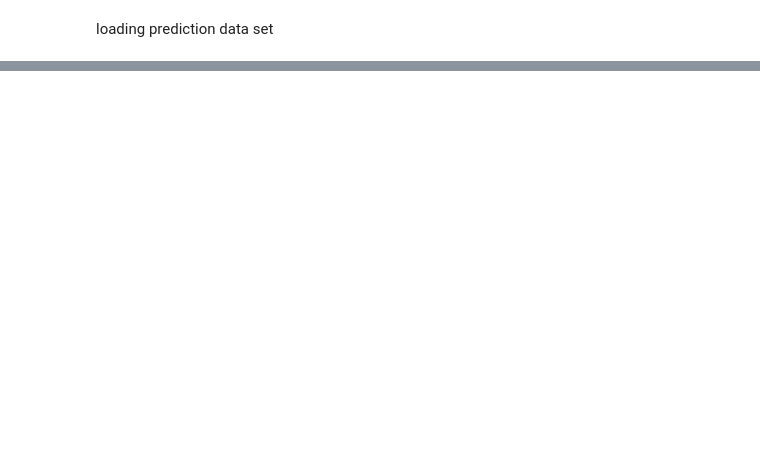
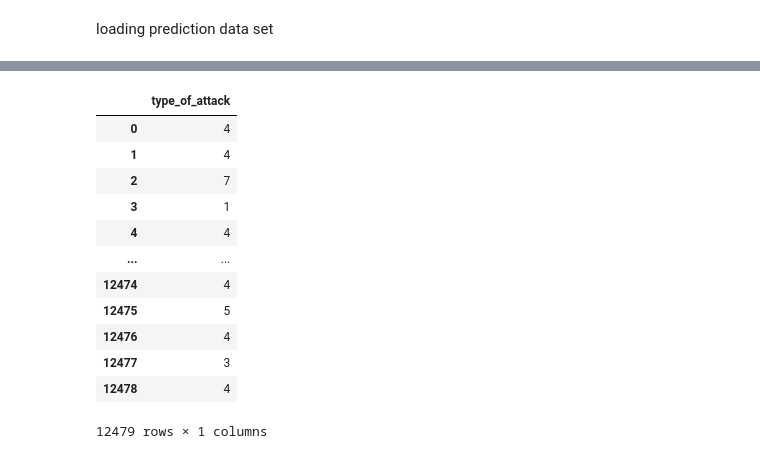
Before and after one commit to Jehoi-ga-ada/DAC-ITS-Preliminary-Round, a Jupyter notebook: model.ipynb, the cells around one changed output, grey strips where cells are left out. Cells and saved outputs as stored; diff of their text form; code cells hidden in the pictures; blank space fills up the shorter version.

```diff
--- a/model.ipynb
+++ b/model.ipynb
@@ -356,0 +410,18 @@ loading prediction data set
+# %%
+y_predict = XGB.predict(raw_test_data)
+y_predict_data_frame = pd.DataFrame(y_predict, columns=['type_of_attack'])
+y_predict_data_frame
+# %% [output]
+|  | type_of_attack |
+| 0 | 4 |
+| 1 | 4 |
+| 2 | 7 |
+| 3 | 1 |
+| 4 | 4 |
+| ... | ... |
+| 12474 | 4 |
+| 12475 | 5 |
+| 12476 | 4 |
+| 12477 | 3 |
+| 12478 | 4 |
+12479 rows × 1 columns
```
Also changed, not shown: parts of 17 cells of this notebook, 1 other file.
